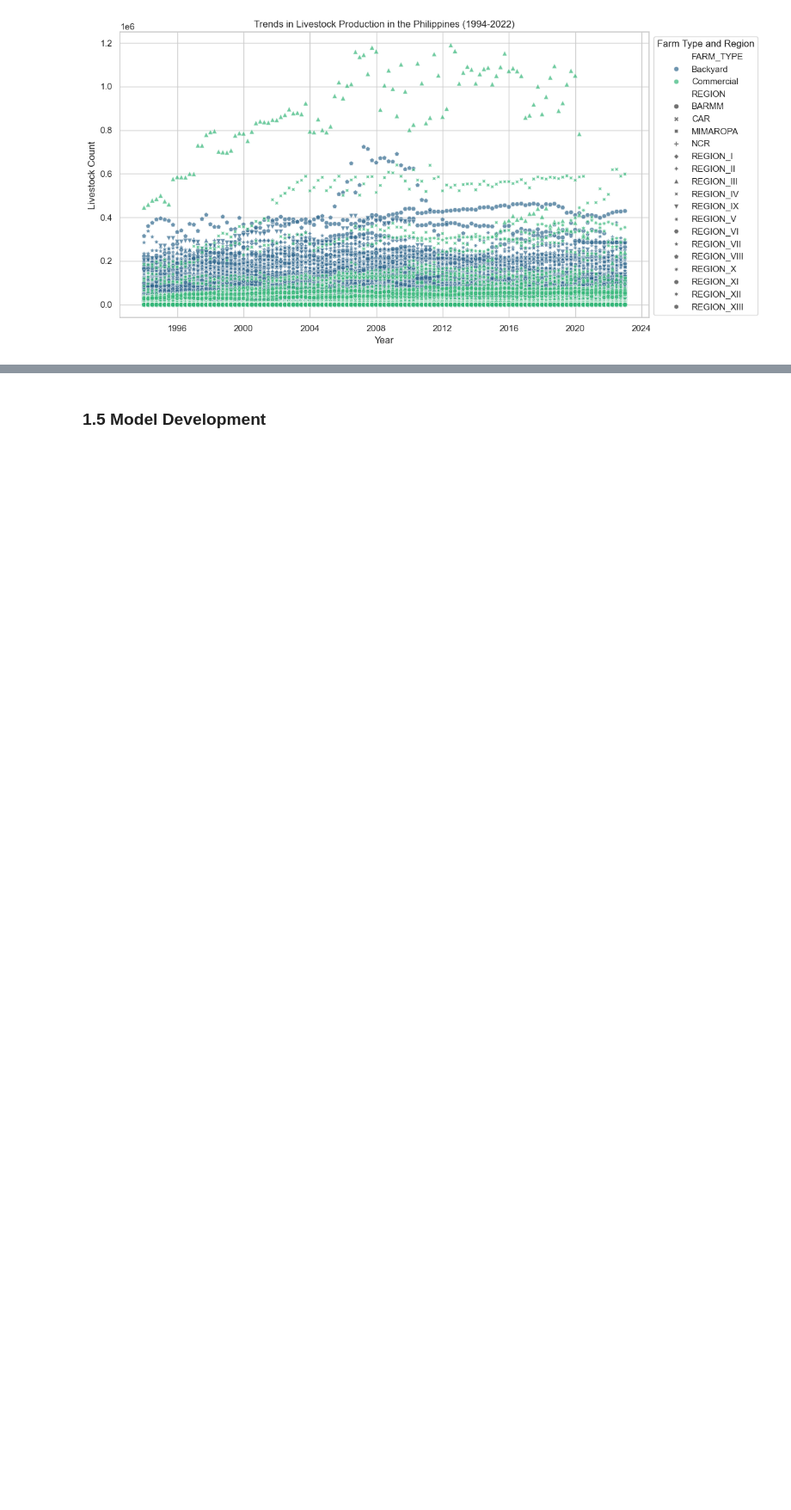
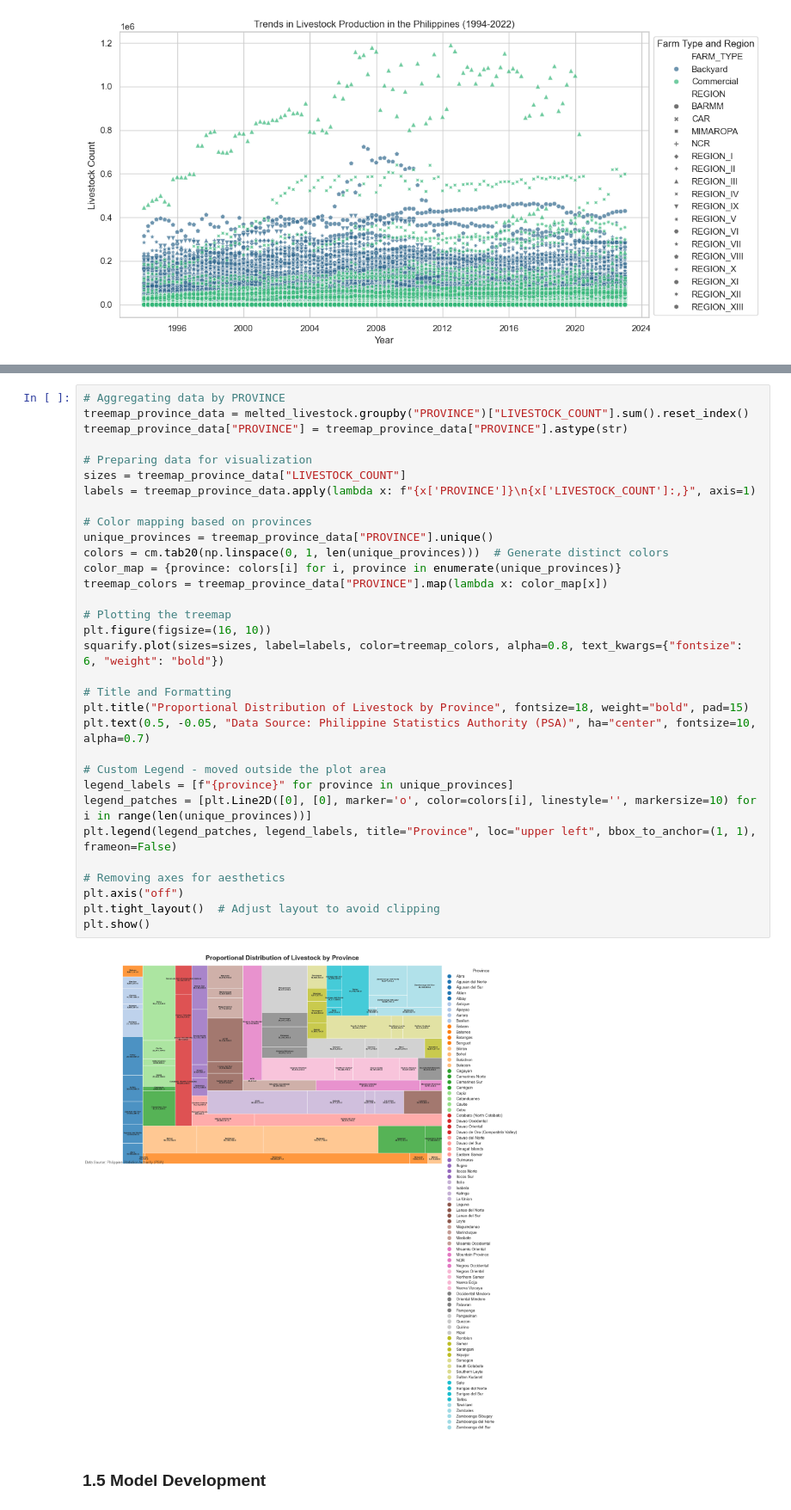
Before and after one commit to alpacaShiro/Livestock_Lifelines, a Jupyter notebook: Group2_4CSC_LivestockLifelines.ipynb, the cells around one changed output, grey strips where cells are left out. Shown at 86% size. Saved outputs shown, nothing was run; the diff lists cells and outputs as text; blank space fills up the shorter version.

```diff
--- a/Group2_4CSC_LivestockLifelines.ipynb
+++ b/Group2_4CSC_LivestockLifelines.ipynb
@@ -1759,2 +1867,36 @@ plt.show()
+# %%
+# Aggregating data by PROVINCE
+treemap_province_data = melted_livestock.groupby("PROVINCE")["LIVESTOCK_COUNT"].sum().reset_index()
+treemap_province_data["PROVINCE"] = treemap_province_data["PROVINCE"].astype(str)
+
+# Preparing data for visualization
+sizes = treemap_province_data["LIVESTOCK_COUNT"]
+labels = treemap_province_data.apply(lambda x: f"{x['PROVINCE']}\n{x['LIVESTOCK_COUNT']:,}", axis=1)
+
+# Color mapping based on provinces
+unique_provinces = treemap_province_data["PROVINCE"].unique()
+colors = cm.tab20(np.linspace(0, 1, len(unique_provinces)))  # Generate distinct colors
+color_map = {province: colors[i] for i, province in enumerate(unique_provinces)}
+treemap_colors = treemap_province_data["PROVINCE"].map(lambda x: color_map[x])
+
+# Plotting the treemap
+plt.figure(figsize=(16, 10))
+squarify.plot(sizes=sizes, label=labels, color=treemap_colors, alpha=0.8, text_kwargs={"fontsize": 6, "weight": "bold"})
+
+# Title and Formatting
+plt.title("Proportional Distribution of Livestock by Province", fontsize=18, weight="bold", pad=15)
+plt.text(0.5, -0.05, "Data Source: Philippine Statistics Authority (PSA)", ha="center", fontsize=10, alpha=0.7)
+
+# Custom Legend - moved outside the plot area
+legend_labels = [f"{province}" for province in unique_provinces]
+legend_patches = [plt.Line2D([0], [0], marker='o', color=colors[i], linestyle='', markersize=10) for i in range(len(unique_provinces))]
+plt.legend(legend_patches, legend_labels, title="Province", loc="upper left", bbox_to_anchor=(1, 1), frameon=False)
+
+# Removing axes for aesthetics
+plt.axis("off")
+plt.tight_layout()  # Adjust layout to avoid clipping
+plt.show()
+# %% [output]
+[figure, added]
 # %% [markdown]
 ### 1.5 Model Development
```
Also changed, not shown: parts of 24 cells of this notebook, 1 other file.
